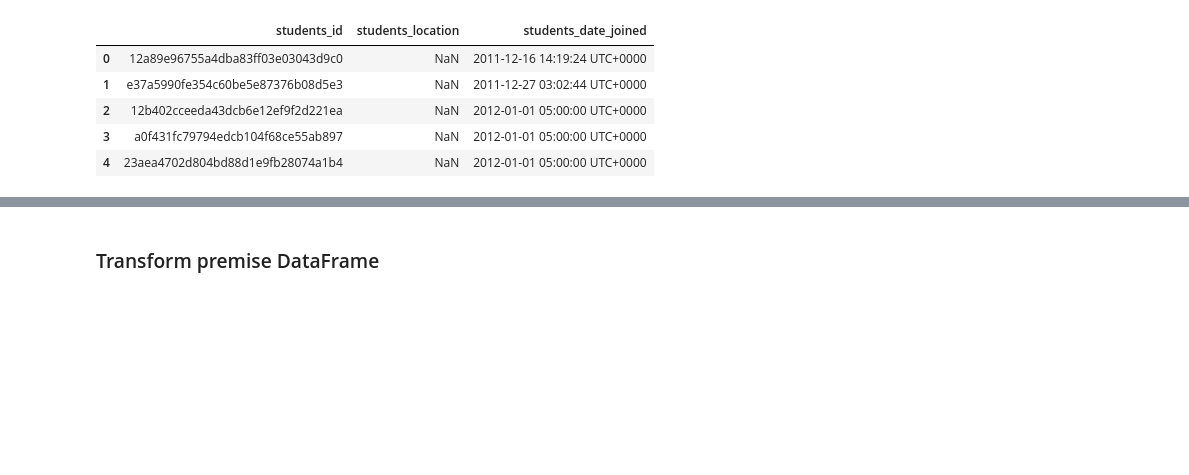
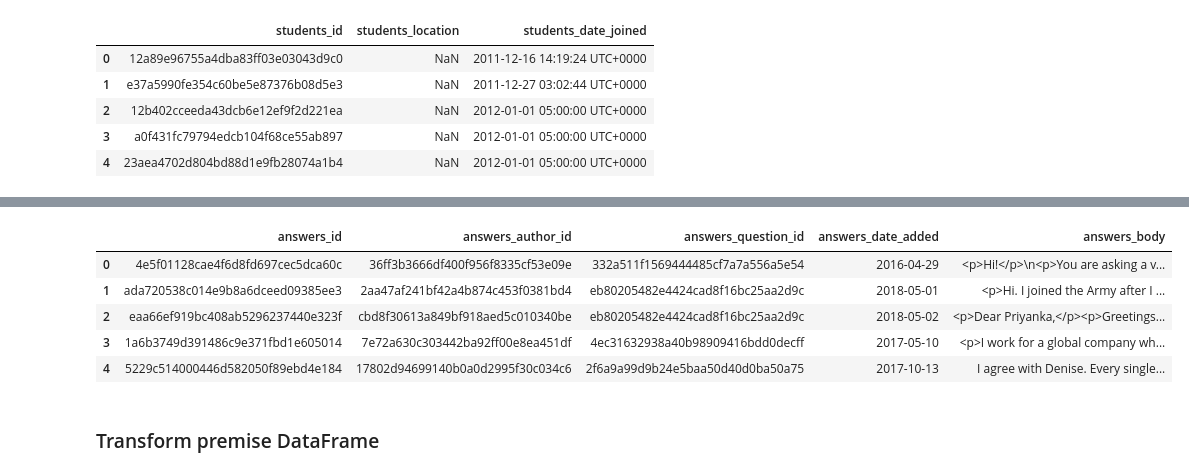
Before and after one commit to lisatian8/etl-project, a Jupyter notebook: pandas_etl_careervillage.ipynb, the cells around one changed output, grey strips where cells are left out. Cells and saved outputs as stored; diff of their text form; code cells hidden in the pictures; blank space fills up the shorter version.

```diff
--- a/pandas_etl_careervillage.ipynb
+++ b/pandas_etl_careervillage.ipynb
@@ -82,0 +203,4 @@ students_df.head()
+# %%
+#connection_string = "postgres:postgres@localhost:5432/customer_db"
+connection_string = "postgres:postgres@localhost:5432/careervillage"
+engine = create_engine(f'postgresql://{connection_string}')
@@ -83,3 +237,14 @@ students_df.head()
+# %%
+### Confirm data has been added by querying the customer_location table
+###
+pd.read_sql_query('select * from answers', con=engine).head()
+# %% [output]
+|  | answers_id | answers_author_id | answers_question_id | answers_date_added | answers_body |
+| 0 | 4e5f01128cae4f6d8fd697cec5dca60c | 36ff3b3666df400f956f8335cf53e09e | 332a511f1569444485cf7a7a556a5e54 | 2016-04-29 | <p>Hi!</p>\n<p>You are asking a v... |
+| 1 | ada720538c014e9b8a6dceed09385ee3 | 2aa47af241bf42a4b874c453f0381bd4 | eb80205482e4424cad8f16bc25aa2d9c | 2018-05-01 | <p>Hi. I joined the Army after I ... |
+| 2 | eaa66ef919bc408ab5296237440e323f | cbd8f30613a849bf918aed5c010340be | eb80205482e4424cad8f16bc25aa2d9c | 2018-05-02 | <p>Dear Priyanka,</p><p>Greetings... |
+| 3 | 1a6b3749d391486c9e371fbd1e605014 | 7e72a630c303442ba92ff00e8ea451df | 4ec31632938a40b98909416bdd0decff | 2017-05-10 | <p>I work for a global company wh... |
+| 4 | 5229c514000446d582050f89ebd4e184 | 17802d94699140b0a0d2995f30c034c6 | 2f6a9a99d9b24e5baa50d40d0ba50a75 | 2017-10-13 | I agree with Denise. Every single... |
 # %% [markdown]
 ### Transform premise DataFrame
 # %%
```
Also changed, not shown: parts of 15 cells of this notebook.
